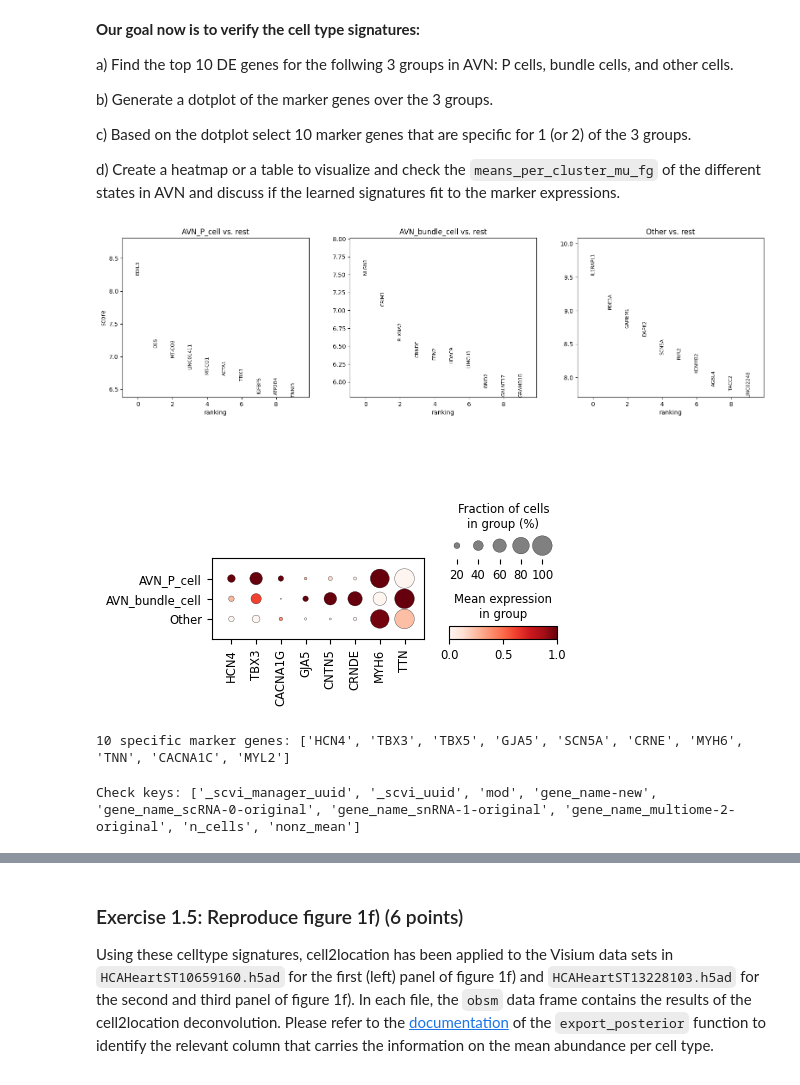
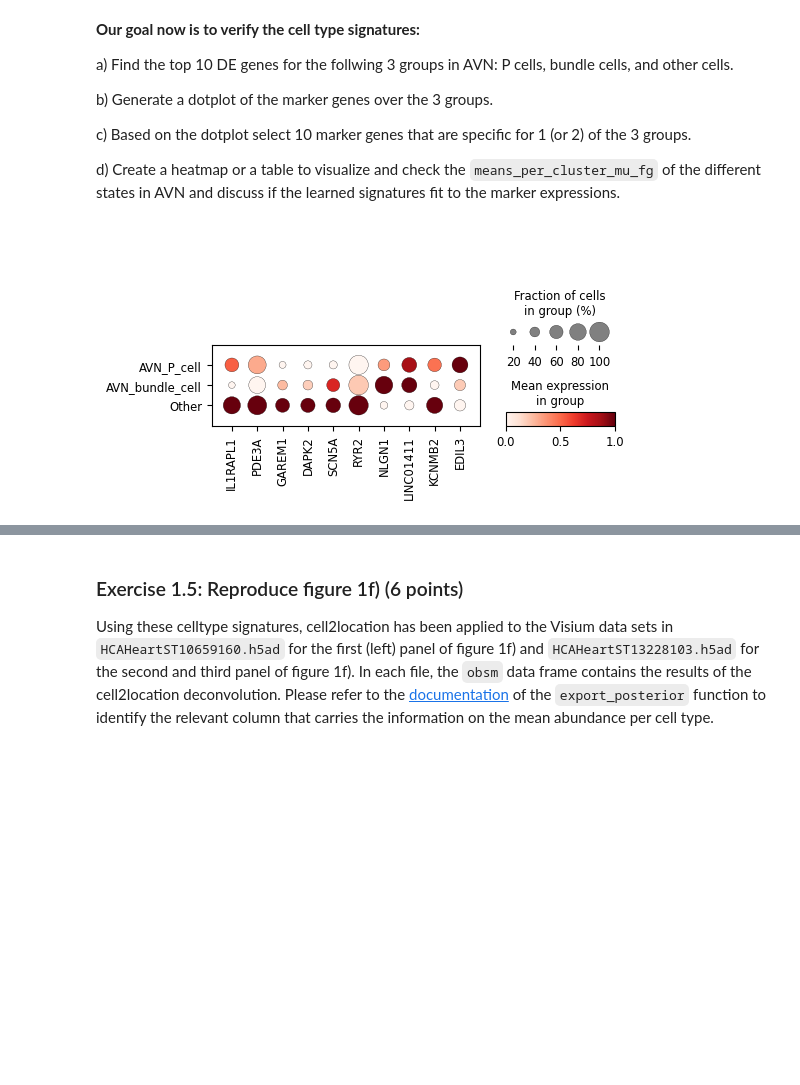
Before and after one commit to emmangoo/gobi, a Jupyter notebook: Semester/Exercise6/06_spatial_transcriptomics_exercise_ipynb_2026.ipynb, the cells around one changed output, grey strips where cells are left out. Saved outputs shown, nothing was run; the diff lists cells and outputs as text; code cells hidden in the pictures; blank space fills up the shorter version.

Commit message:
finished exercise 6

```diff
--- a/Semester/Exercise6/06_spatial_transcriptomics_exercise_ipynb_2026.ipynb
+++ b/Semester/Exercise6/06_spatial_transcriptomics_exercise_ipynb_2026.ipynb
@@ -164,34 +166,20 @@ d) Create a heatmap or a table to visualize and check the `means_per_cluster_mu_
 # %%
 # solutions a, b
 
-# clusters
 avn.obs['grouped_states'] = avn.obs['cell_state'].astype(str)
 avn.obs.loc[~avn.obs['grouped_states'].isin(['AVN_P_cell', 'AVN_bundle_cell']), 'grouped_states'] = 'Other'
 
-# DE genes
 sc.tl.rank_genes_groups(avn, 'grouped_states', method='wilcoxon')
-sc.pl.rank_genes_groups(avn, n_genes=10, sharey=False)
 
-# markers
-markers = ['HCN4', 'TBX3', 'CACNA1G', 'GJA5', 'CNTN5', 'CRNDE', 'MYH6', 'TTN']
+de = sc.get.rank_genes_groups_df(avn, group=None)
 
-sc.pl.dotplot(avn, markers, groupby='grouped_states', standard_scale='var')
+top10_overall = (
+    de.sort_values('pvals_adj')
+     .drop_duplicates('names')
+     .head(10)['names']
+     .tolist()
+)
+
+sc.pl.dotplot(avn, top10_overall, groupby='grouped_states', standard_scale='var')
 # %% [output]
-[figure, old version]
+[figure, new version]
-[figure, removed]
-# %%
-# solution c
-selected_markers = ['HCN4', 'TBX3', 'TBX5', 'GJA5', 'SCN5A', 'CRNE', 'MYH6', 'TNN', 'CACNA1C', 'MYL2']
-
-print('10 specific marker genes:', selected_markers)
-# %% [output]
-10 specific marker genes: ['HCN4', 'TBX3', 'TBX5', 'GJA5', 'SCN5A', 'CRNE', 'MYH6', 'TNN', 'CACNA1C', 'MYL2']
-# %%
-# solution d
-avn = sc.read_h5ad('/home/emma/PycharmProjects/gobi/Semester/Exercise6/data/cell2location/reference_signatures/AVN/sc.h5ad')
-
-print("Check keys:", list(avn.uns.keys()) + list(avn.var.columns))
-
-#TODO: wtf??
-# %% [output]
-Check keys: ['_scvi_manager_uuid', '_scvi_uuid', 'mod', 'gene_name-new', 'gene_name_scRNA-0-original', 'gene_name_snRNA-1-original', 'gene_name_multiome-2-original', 'n_cells', 'nonz_mean']
```
Also changed, not shown: parts of 7 cells of this notebook.
